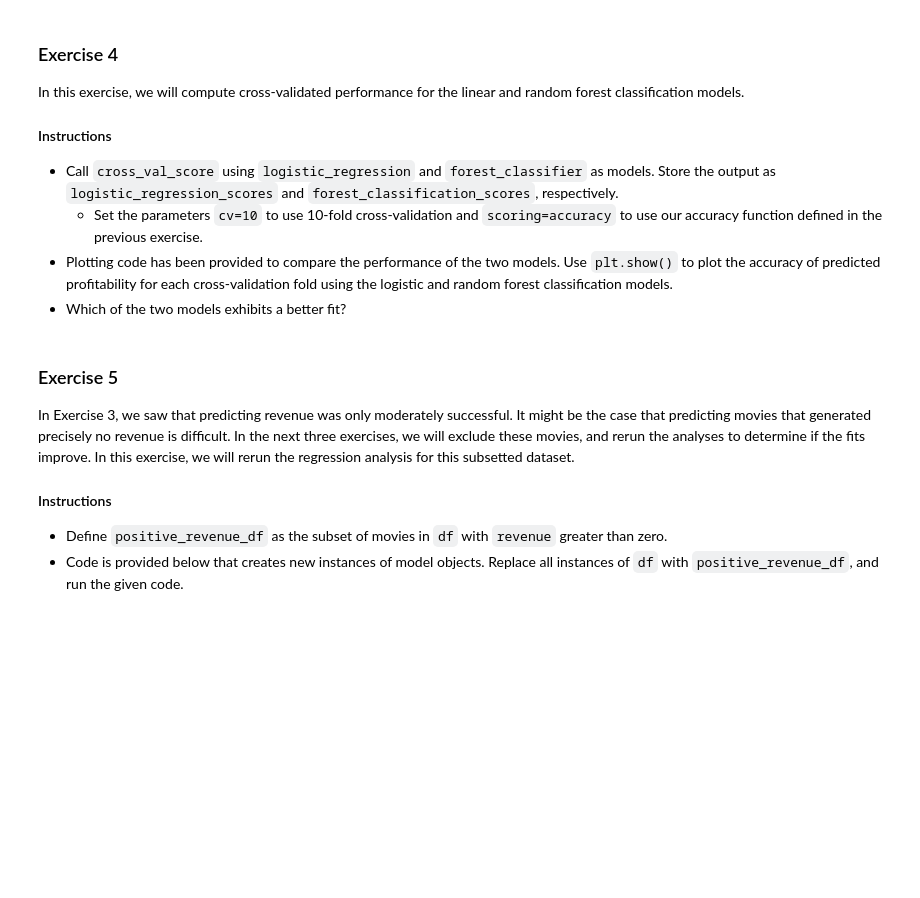
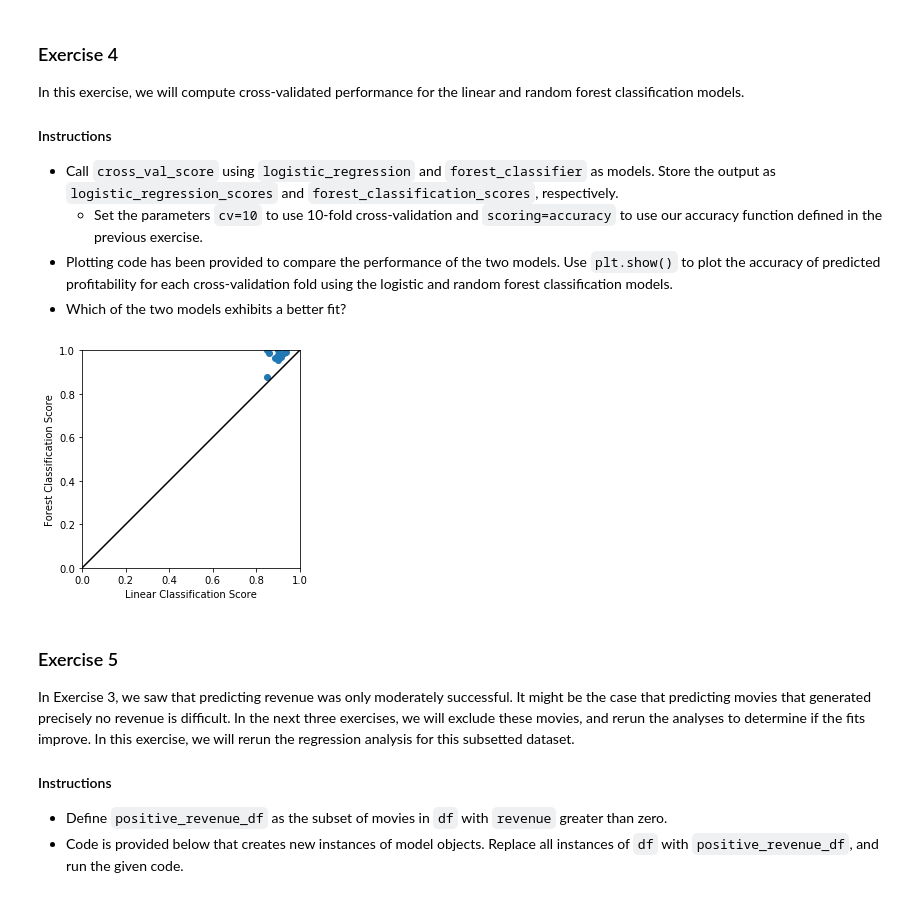
Before and after one commit to ranophoenix/PH526x, a Jupyter notebook: HW5-2.ipynb, the cells around one changed output. Cells and saved outputs as stored; diff of their text form; code cells hidden in the pictures; blank space fills up the shorter version.

```diff
--- a/HW5-2.ipynb
+++ b/HW5-2.ipynb
@@ -101,18 +111,23 @@ In this exercise, we will compute cross-validated performance for the linear and
 - Which of the two models exhibits a better fit?
 # %%
 # Determine the cross-validated accuracy for logistic and random forest models.
+logistic_regression_scores = cross_val_score(logistic_regression, covariates, classification_outcome, cv=10, scoring=accuracy)
+forest_classification_scores = cross_val_score(forest_classifier, covariates, classification_outcome, cv=10, scoring=accuracy)
 
 # Plot Results
 plt.axes().set_aspect('equal', 'box')
 plt.scatter(logistic_regression_scores, forest_classification_scores)
 plt.plot((0, 1), (0, 1), 'k-')
 
 plt.xlim(0, 1)
 plt.ylim(0, 1)
 plt.xlabel("Linear Classification Score")
 plt.ylabel("Forest Classification Score")
 
 # Show the plot.
+plt.show()
+# %% [output]
+[figure, added]
 # %% [markdown]
 ### Exercise 5
 
```
Also changed, not shown: parts of 7 cells of this notebook.
